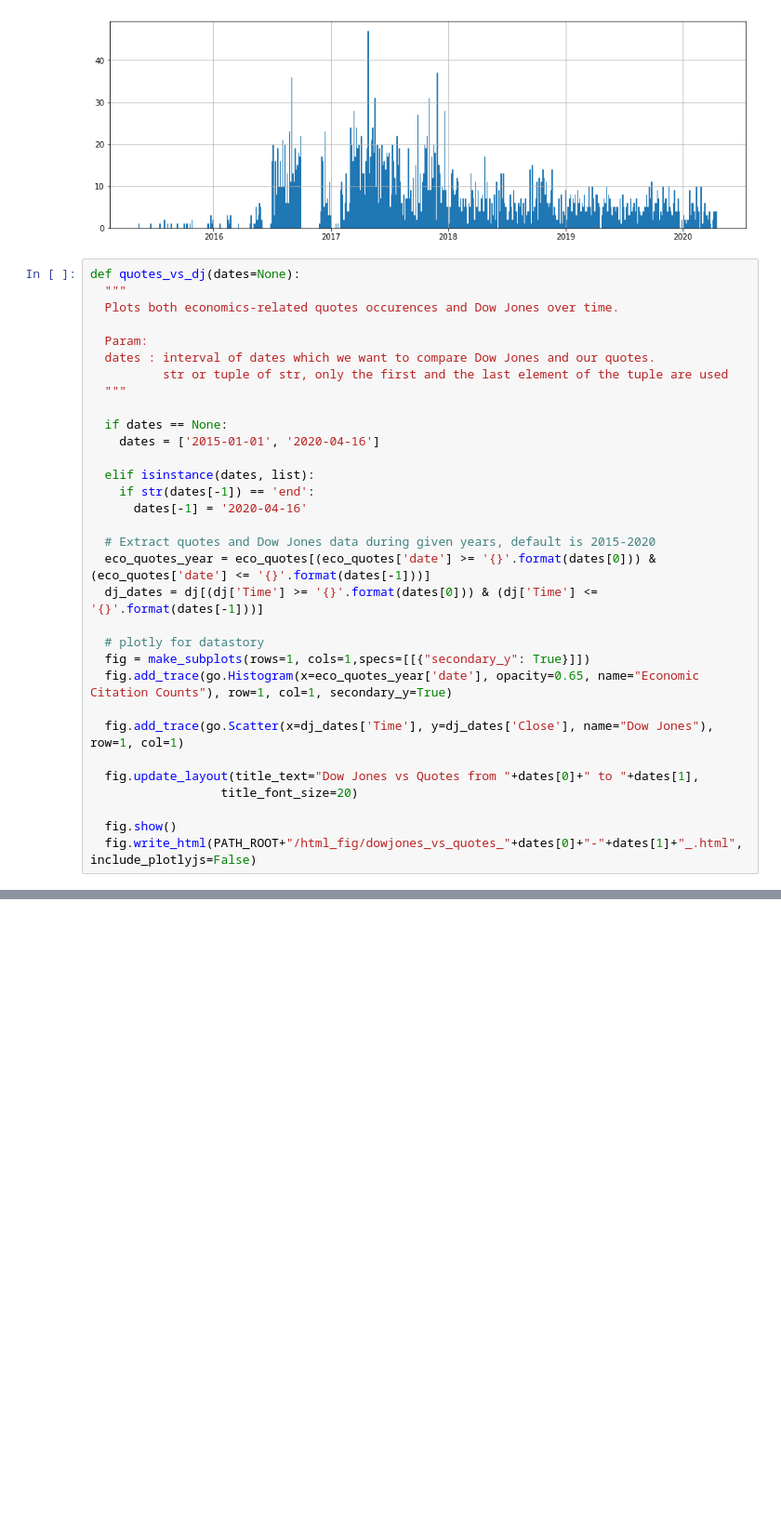
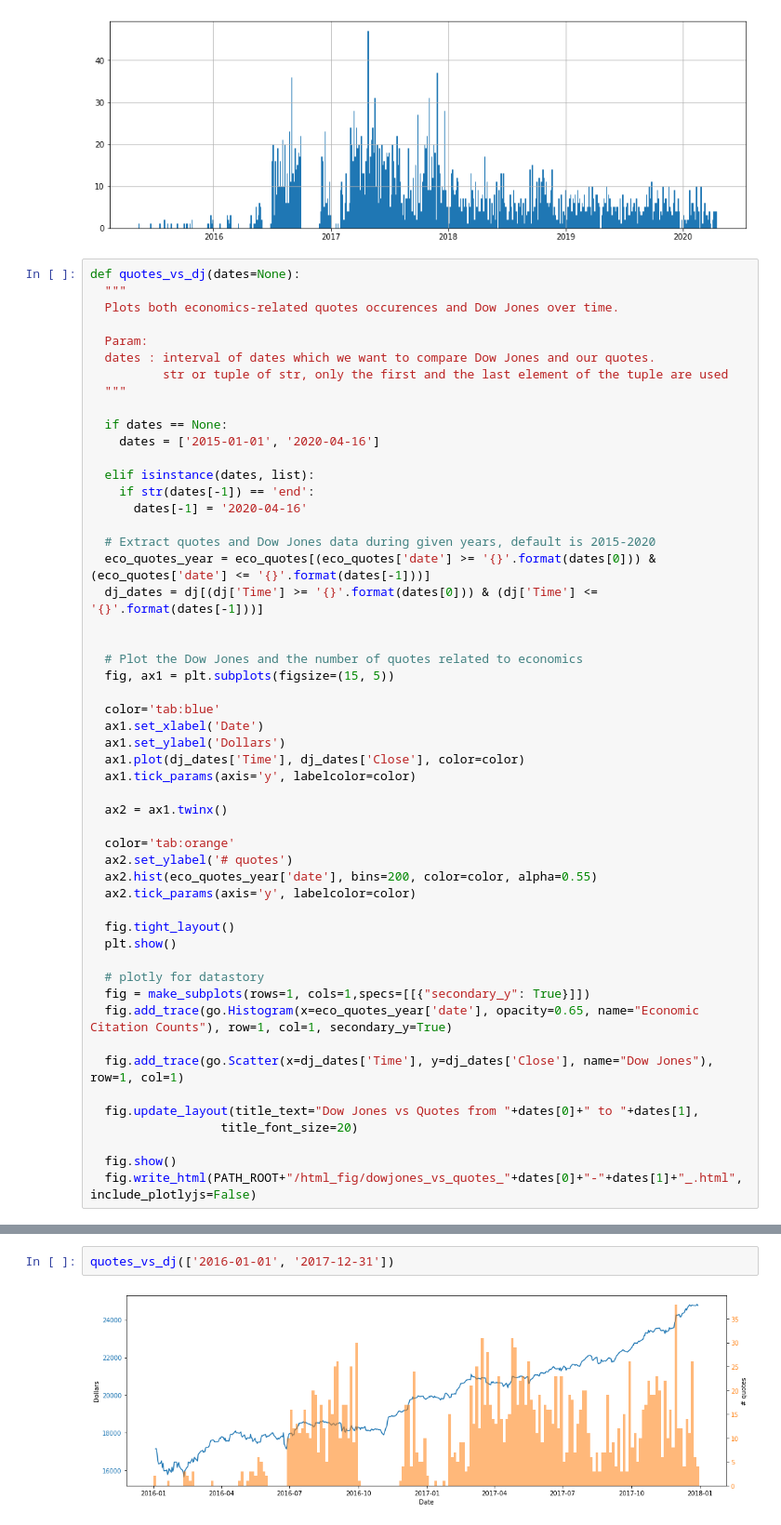
Before and after one commit to epfl-ada/ada-2021-project-data-diggers, a Jupyter notebook: eco_analysis.ipynb, the cells around one changed output, grey strips where cells are left out. Shown at 93% size. Saved outputs shown, nothing was run; the diff lists cells and outputs as text; blank space fills up the shorter version.

```diff
--- a/eco_analysis.ipynb
+++ b/eco_analysis.ipynb
@@ -263,6 +282,26 @@ def quotes_vs_dj(dates=None):
   eco_quotes_year = eco_quotes[(eco_quotes['date'] >= '{}'.format(dates[0])) & (eco_quotes['date'] <= '{}'.format(dates[-1]))]
   dj_dates = dj[(dj['Time'] >= '{}'.format(dates[0])) & (dj['Time'] <= '{}'.format(dates[-1]))]
 
+
+  # Plot the Dow Jones and the number of quotes related to economics
+  fig, ax1 = plt.subplots(figsize=(15, 5))
+
+  color='tab:blue'
+  ax1.set_xlabel('Date')
+  ax1.set_ylabel('Dollars')
+  ax1.plot(dj_dates['Time'], dj_dates['Close'], color=color)
+  ax1.tick_params(axis='y', labelcolor=color)
+
+  ax2 = ax1.twinx()
+
+  color='tab:orange'
+  ax2.set_ylabel('# quotes')
+  ax2.hist(eco_quotes_year['date'], bins=200, color=color, alpha=0.55)
+  ax2.tick_params(axis='y', labelcolor=color)
+
+  fig.tight_layout()
+  plt.show()
+
   # plotly for datastory
   fig = make_subplots(rows=1, cols=1,specs=[[{"secondary_y": True}]])
   fig.add_trace(go.Histogram(x=eco_quotes_year['date'], opacity=0.65, name="Economic Citation Counts"), row=1, col=1, secondary_y=True)
@@ -280,0 +322,4 @@ quotes_vs_dj()
+# %%
+quotes_vs_dj(['2016-01-01', '2017-12-31'])
+# %% [output]
+[figure, added]
```
Also changed, not shown: parts of 8 cells of this notebook.
